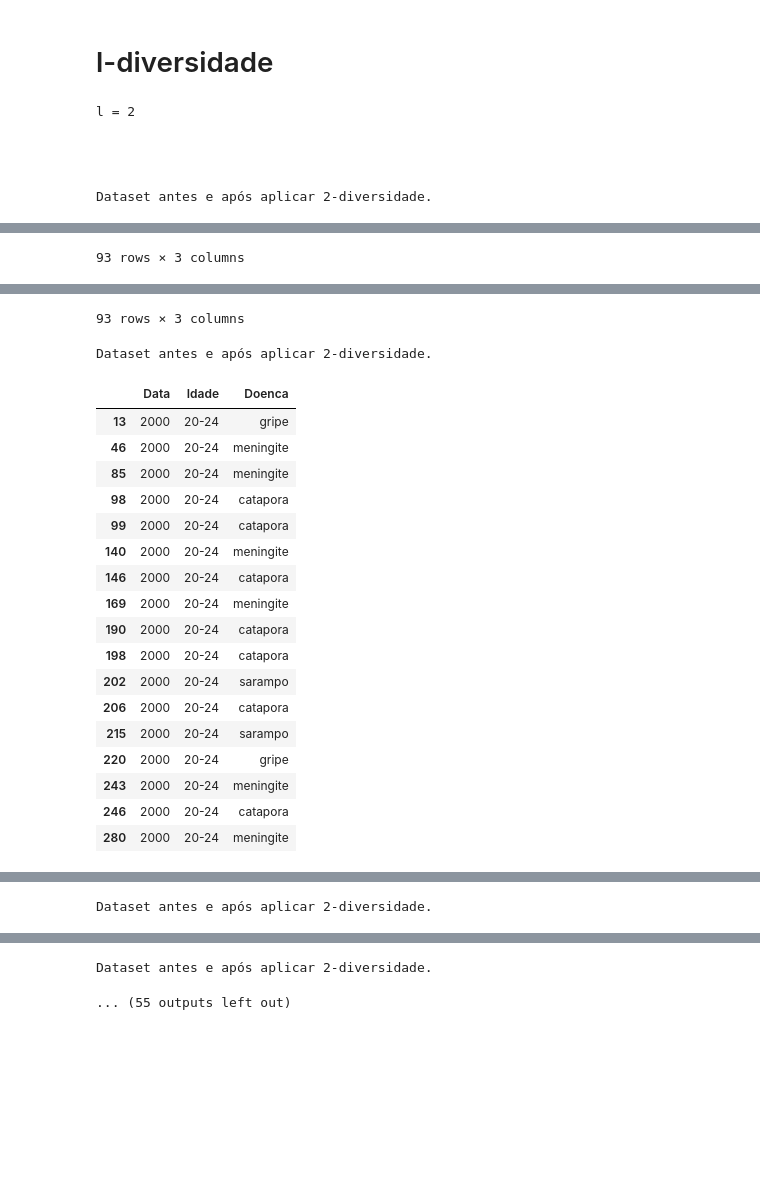
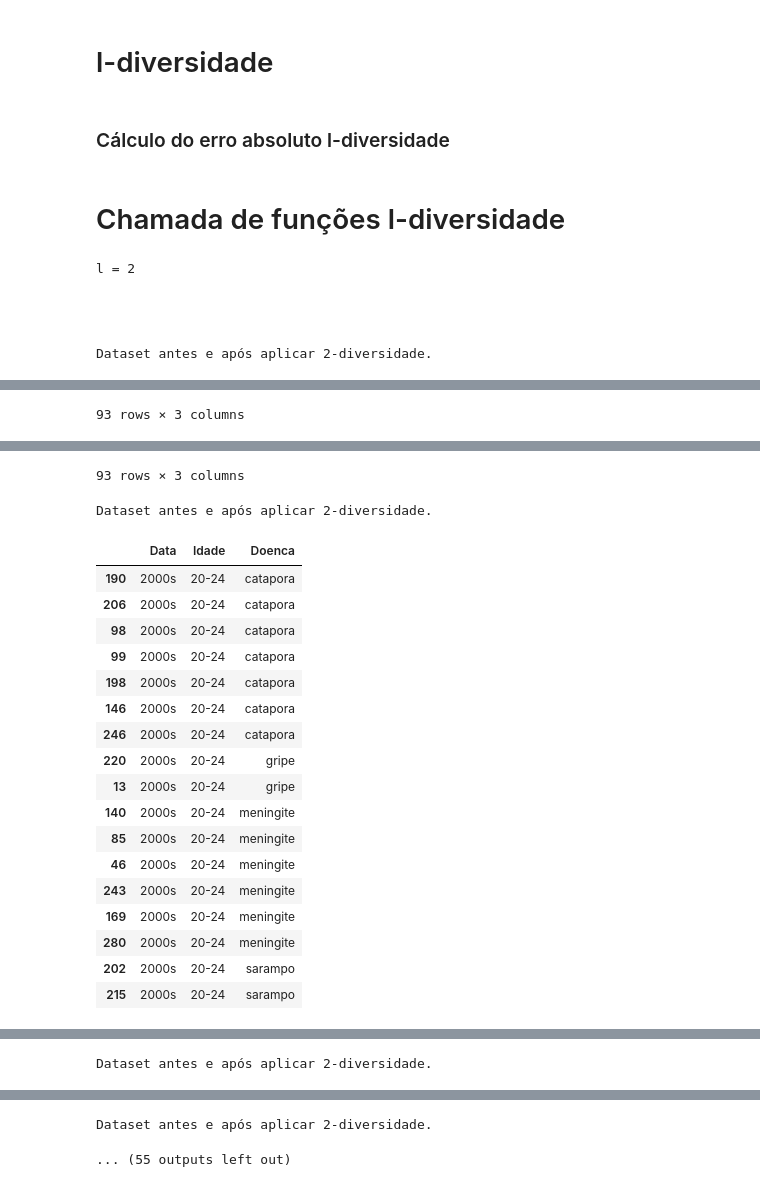
Before and after one commit to Brabissima/disciplina-priv-2022, a Jupyter notebook: Modelos Sintáticos - Trab 02/k-anon e l-div.ipynb, the cells around one changed output, grey strips where cells are left out. Saved outputs shown, nothing was run; the diff lists cells and outputs as text; code cells hidden in the pictures; blank space fills up the shorter version.

```diff
--- a/Modelos Sintáticos - Trab 02/k-anon e l-div.ipynb
+++ b/Modelos Sintáticos - Trab 02/k-anon e l-div.ipynb
@@ -62,7 +62,7 @@ def clustering_remaining_tuples(separated_dataset, clusters, clustered, k):
     not_clustered = list(set(separated_dataset.index) - set(clustered))
     not_clustered_df = separated_dataset.loc[not_clustered]
 
-    decades = [ano[:-1]+'0' for ano in not_clustered_df['Ano']]
+    decades = [ano[:-1]+'0s' for ano in not_clustered_df['Ano']]
 
     not_clustered_df['Idade'] = not_clustered_df['Idade'].astype(str)
     not_clustered_df['FaixaEtaria'] = [None]*len(not_clustered_df)
@@ -198,19 +252,35 @@ def l_diversity(dataset_, l, label):
         if l > len(df):
             print('Valor de l inválido.')
         elif len(np.unique(df[label])) < l:
-            display(df)
-            copia_count = count_labels.copy()
-            most_frequent = list(df[label].value_counts().keys())[0]
-            to_change = df[df[label] == most_frequent].iloc[0].name
-            # retiro a possibilidade de colocar elementos que ja estão no df[label]
-            for _ in np.unique(df[label]):
-                copia_count.pop(_)
-            print(copia_count)
-            df[label].loc[to_change] = random.choices(list(copia_count.keys()), weights=copia_count.values(), k=1)[0]
-            display(df)
+            while len(np.unique(df[label])) < l:
+                display(df)
+                copia_count = count_labels.copy()
+                most_frequent = list(df[label].value_counts().keys())[0]
+                to_change = df[df[label] == most_frequent].iloc[0].name
+                # retiro a possibilidade de colocar elementos que ja estão no df[label]
+                for _ in np.unique(df[label]):
+                    copia_count.pop(_)
+                print(copia_count)
+                df[label].loc[to_change] = random.choices(list(copia_count.keys()), weights=copia_count.values(), k=1)[0]
+                display(df)
         for i in df.index:
             dataset.loc[i] = df.loc[i]
     return dataset
+# %% [markdown]
+### Cálculo do erro absoluto l-diversidade
+# %%
+def absolute_error(dataset_original, dataset_anon, label):
+    count_labels_orig = Counter(dataset_original[label])
+    count_labels_anon = Counter(dataset_anon[label])
+
+    errors = []
+
+    for doenca in count_labels_orig:
+        errors.append(abs(count_labels_orig[doenca] - count_labels_anon[doenca]))
+
+    return list(count_labels_anon.keys()), errors
+# %% [markdown]
+# Chamada de funções l-diversidade
 # %%
 clusters, clustered = initial_clusters(alunos_copy, 8)
 all_clusters = clustering_remaining_tuples(alunos_copy, clusters, clustered, 8)
@@ -223,8 +293,9 @@ for l in possible_l:
     anon = l_diversity(anon, l, 'Doenca')
     print("\nl = {}\n\n".format(l))
     groups = anon.groupby(['Data', 'Idade']).groups
-    [(print('\n\nDataset antes e após aplicar {}-diversidade.\n\n'.format(l)), display(pd.DataFrame([anon.loc[i] for i in values])), display(pd.DataFrame([df_k_anon.loc[i] for i in values]))) \
+    [(print('\n\nDataset antes e após aplicar {}-diversidade.\n\n'.format(l)), display(pd.DataFrame([anon.loc[i] for i in values]).sort_values(by='Doenca')), display(pd.DataFrame([df_k_anon.loc[i] for i in values]).sort_values(by='Doenca'))) \
      for values in groups.values()]
+    print('Erro Absoluto: {}\n\n'.format(absolute_error(alunos, anon, 'Doenca')))
     print("Tamanho médio das classes de equivalência: {}\n\n{}\n".format(len(alunos)/len(anon.groupby(by=['Data', 'Idade']).groups), '-'*100))
     anon.to_csv('{}lAnonAlunos.csv'.format(l))
 # %% [output]
@@ -262,21 +333,21 @@ Dataset antes e após aplicar 2-diversidade.
 93 rows × 3 columns
 Dataset antes e após aplicar 2-diversidade.
 |  | Data | Idade | Doenca |
-| 13 | 2000 | 20-24 | gripe |
-| 46 | 2000 | 20-24 | meningite |
-| 85 | 2000 | 20-24 | meningite |
-| 98 | 2000 | 20-24 | catapora |
-| 99 | 2000 | 20-24 | catapora |
-| 140 | 2000 | 20-24 | meningite |
-| 146 | 2000 | 20-24 | catapora |
-| 169 | 2000 | 20-24 | meningite |
-| 190 | 2000 | 20-24 | catapora |
-| 198 | 2000 | 20-24 | catapora |
-| 202 | 2000 | 20-24 | sarampo |
-| 206 | 2000 | 20-24 | catapora |
-| 215 | 2000 | 20-24 | sarampo |
-| 220 | 2000 | 20-24 | gripe |
-| 243 | 2000 | 20-24 | meningite |
-| 246 | 2000 | 20-24 | catapora |
-| 280 | 2000 | 20-24 | meningite |
+| 190 | 2000s | 20-24 | catapora |
+| 206 | 2000s | 20-24 | catapora |
+| 98 | 2000s | 20-24 | catapora |
+| 99 | 2000s | 20-24 | catapora |
+| 198 | 2000s | 20-24 | catapora |
+| 146 | 2000s | 20-24 | catapora |
+| 246 | 2000s | 20-24 | catapora |
+| 220 | 2000s | 20-24 | gripe |
+| 13 | 2000s | 20-24 | gripe |
+| 140 | 2000s | 20-24 | meningite |
+| 85 | 2000s | 20-24 | meningite |
+| 46 | 2000s | 20-24 | meningite |
+| 243 | 2000s | 20-24 | meningite |
+| 169 | 2000s | 20-24 | meningite |
+| 280 | 2000s | 20-24 | meningite |
+| 202 | 2000s | 20-24 | sarampo |
+| 215 | 2000s | 20-24 | sarampo |
 |  | Data | Idade | Doenca |
```
Also changed, not shown: parts of 4 cells of this notebook, 6 other files.
